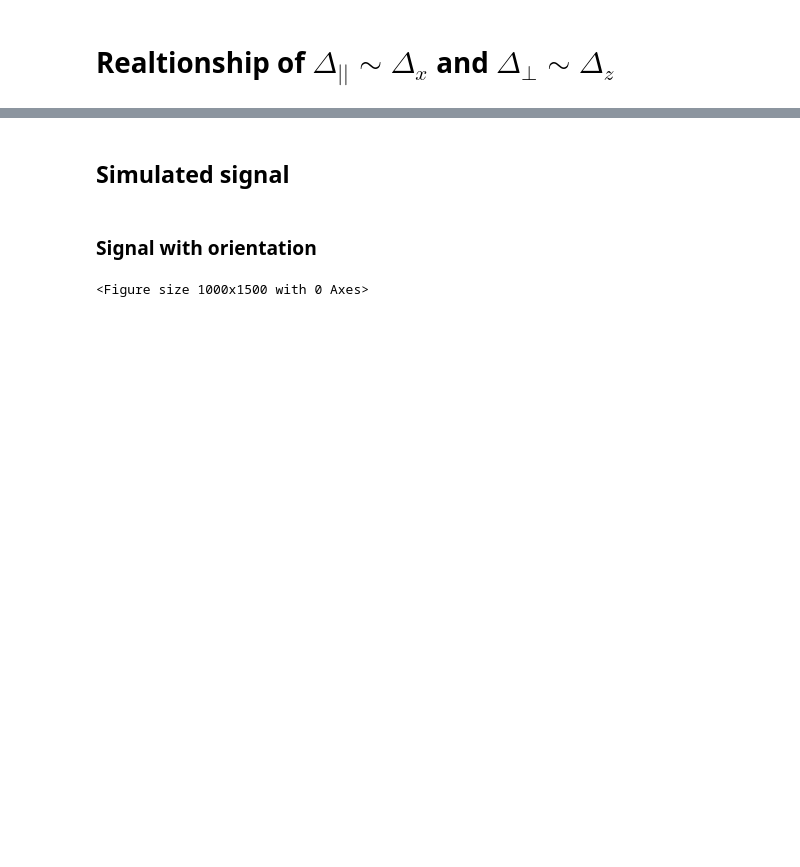
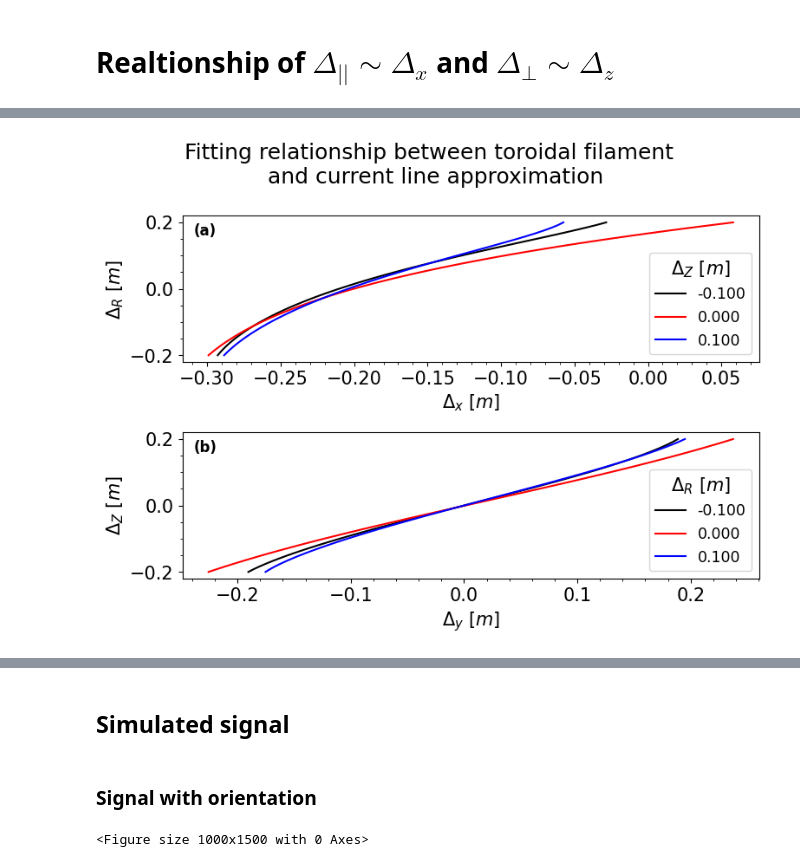
Before and after one commit to P-Attapon/TT1PlasmaColumnPosition, a Jupyter notebook: plotting.ipynb, the cells around one changed output, grey strips where cells are left out. Drawn from its saved outputs; the diff is of its cells as text; code cells hidden in the pictures; blank space fills up the shorter version.

Commit message:
reorganize directory add new plot of fitting relation and raw signal in plotting notebook

```diff
--- a/plotting.ipynb
+++ b/plotting.ipynb
@@ -290,17 +26,0 @@ time, plasma_current, plasma_signal = trim_quantities(recorded_time,recorded_mag
-# %%
-num_indices = 50
-
-time_ax = plasma_signal[:num_indices].iloc[:,0]
-
-#simulate signal with no shift
-simulate_signal = pd.DataFrame(columns = plasma_signal.columns)
-for t, Ip in zip(time_ax, plasma_current.to_numpy()):
-    signal_lst = []
-    for probe_num in range(1,13):
-        phi = coil_angle_dict[probe_num]
-        r = R0 + R * np.cos(phi)
-        z = R * np.sin(phi) - 0
-        signal_lst.append(coil_signal(phi,r,z,R0,Ip))
-
-    new_row = [t] + signal_lst
-    simulate_signal.loc[len(simulate_signal)] = new_row
@@ -326,0 +27,69 @@ fig.legend(l1,l2,labels = ["measured", "siumulated"],loc = "upper center",bbox_t
+# %%
+fig, ax = plt.subplots(2, 1, figsize=(8, 6))
+
+# Common probe set
+use_probe = [coil_angle_dict[i] for i in [1, 4, 7, 10]]
+labels = ['(a)', '(b)']
+
+
+def plot_relation(ax, x_shift, z_shift, x_label, y_label, legend_title, mode='Dx'):
+    """
+    Plot relation between ΔR~Δx or ΔZ~Δy.
+    mode: 'Dx' → plot ΔR~Δx (z_shift outer, x_shift inner)
+          'Dz' → plot ΔZ~Δy (x_shift outer, z_shift inner)
+    """
+    if mode == 'Dx':  # ΔR ~ Δx relation
+        for i,z in enumerate(z_shift):
+            Di_arr = []
+            for x in x_shift:
+                signal = cal_signal(x, z, use_probe)
+                Di, _ = cal_newton_DxDz(signal, use_probe)
+                Di_arr.append(Di)
+            color = colors[i % len(colors)]
+            ax.plot(Di_arr, x_shift, "-",color = color, label=f"{z:.3f}")
+
+    elif mode == 'Dz':  # ΔZ ~ Δy relation
+        for i,x in enumerate(x_shift):
+            Dz_arr = []
+            for z in z_shift:
+                signal = cal_signal(x, z, use_probe)
+                _, Dz = cal_newton_DxDz(signal, use_probe)
+                Dz_arr.append(Dz)
+            color = colors[i % len(colors)]
+            ax.plot(Dz_arr, z_shift, "-",color = color, label=f"{x:.3f}")
+
+    ax.set_xlabel(x_label)
+    ax.set_ylabel(y_label)
+    ax.legend(
+    loc="lower right",
+    fontsize="small",
+    title=legend_title,
+    alignment="center",
+    frameon=True
+    )
+    ax.minorticks_on()
+
+
+# ΔR ~ Δx
+x_shift = np.linspace(-0.20, 0.20, 51)
+z_shift = np.linspace(-0.10, 0.10, 3)
+plot_relation(ax[0], x_shift, z_shift, r"$\Delta_x\ [m]$", r"$\Delta_R\ [m]$", r"$\Delta_Z\ [m]$", mode='Dx')
+
+# ΔZ ~ Δy
+x_shift = np.linspace(-0.10, 0.10, 3)
+z_shift = np.linspace(-0.20, 0.20, 51)
+plot_relation(ax[1], x_shift, z_shift, r"$\Delta_y\ [m]$", r"$\Delta_Z\ [m]$", r"$\Delta_R\ [m]$", mode='Dz')
+
+for i, axis in enumerate(ax):
+    axis.text(
+        0.02, 0.95, labels[i],          # position (x, y) in Axes coordinates (0–1)
+        transform=axis.transAxes,       # relative to the subplot, not figure
+        fontsize=12,
+        fontweight='bold',
+        va='top', ha='left'
+    )
+
+fig.suptitle("Fitting relationship between toroidal filament \n and current line approximation")
+fig.tight_layout()
+# %% [output]
+[figure, added]
```
Also changed, not shown: parts of 35 cells of this notebook, 6 other files.
